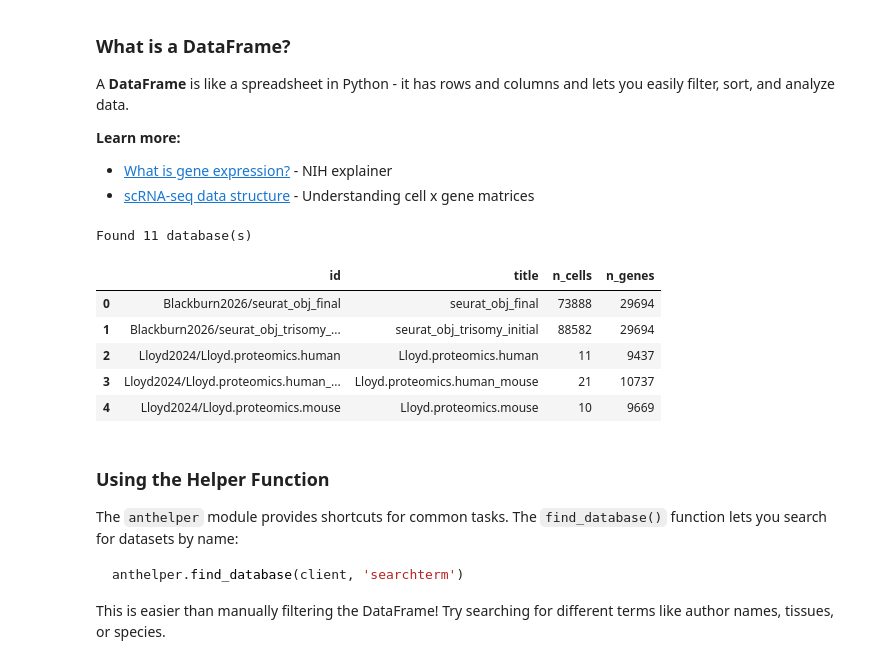
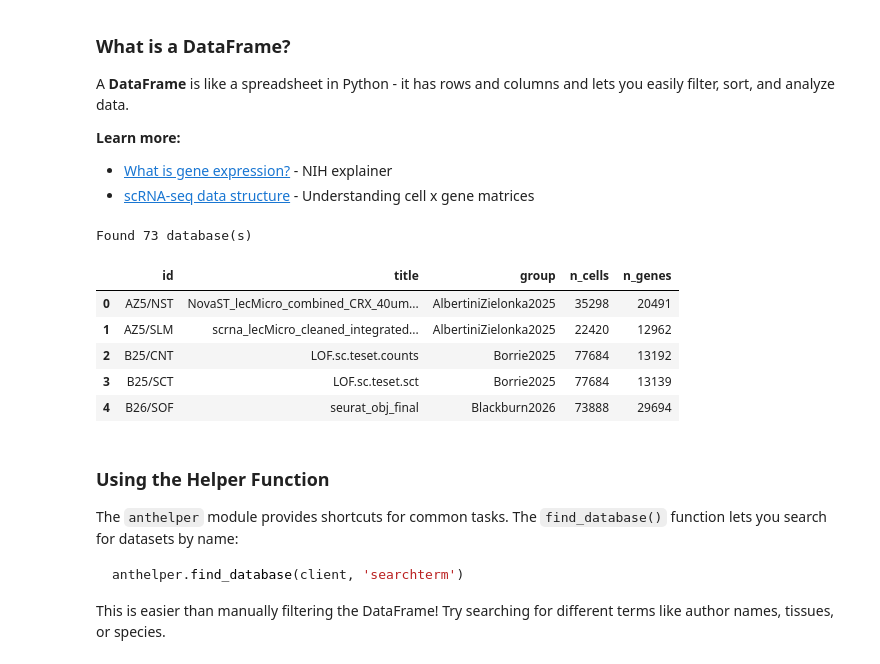
Before and after one commit to fierslab/anthive, a Jupyter notebook: webapp-src/jupyter/Getting_Started.ipynb, the cells around one changed output. Cells and saved outputs as stored; diff of their text form; code cells hidden in the pictures.

```diff
--- a/webapp-src/jupyter/Getting_Started.ipynb
+++ b/webapp-src/jupyter/Getting_Started.ipynb
@@ -159,20 +159,20 @@ A **DataFrame** is like a spreadsheet in Python - it has rows and columns and le
 # %%
 # Get list of databases as a DataFrame
 databases = client.get_databases(format='dataframe')
 
 print(f"Found {len(databases)} database(s)")
 print()
 
 # Show key info
-databases[['id', 'title', 'n_cells', 'n_genes']].head()
+databases[['id', 'title', 'group', 'n_cells', 'n_genes']].head()
 # %% [output]
-Found 11 database(s)
+Found 73 database(s)
-|  | id | title | n_cells | n_genes |
-| 0 | Blackburn2026/seurat_obj_final | seurat_obj_final | 73888 | 29694 |
-| 1 | Blackburn2026/seurat_obj_trisomy_... | seurat_obj_trisomy_initial | 88582 | 29694 |
-| 2 | Lloyd2024/Lloyd.proteomics.human | Lloyd.proteomics.human | 11 | 9437 |
-| 3 | Lloyd2024/Lloyd.proteomics.human_... | Lloyd.proteomics.human_mouse | 21 | 10737 |
-| 4 | Lloyd2024/Lloyd.proteomics.mouse | Lloyd.proteomics.mouse | 10 | 9669 |
+|  | id | title | group | n_cells | n_genes |
+| 0 | AZ5/NST | NovaST_lecMicro_combined_CRX_40um... | AlbertiniZielonka2025 | 35298 | 20491 |
+| 1 | AZ5/SLM | scrna_lecMicro_cleaned_integrated... | AlbertiniZielonka2025 | 22420 | 12962 |
+| 2 | B25/CNT | LOF.sc.teset.counts | Borrie2025 | 77684 | 13192 |
+| 3 | B25/SCT | LOF.sc.teset.sct | Borrie2025 | 77684 | 13139 |
+| 4 | B26/SOF | seurat_obj_final | Blackburn2026 | 73888 | 29694 |
 # %% [markdown]
 ### Using the Helper Function
 
```
Also changed, not shown: parts of 18 cells of this notebook, 11 other files.
